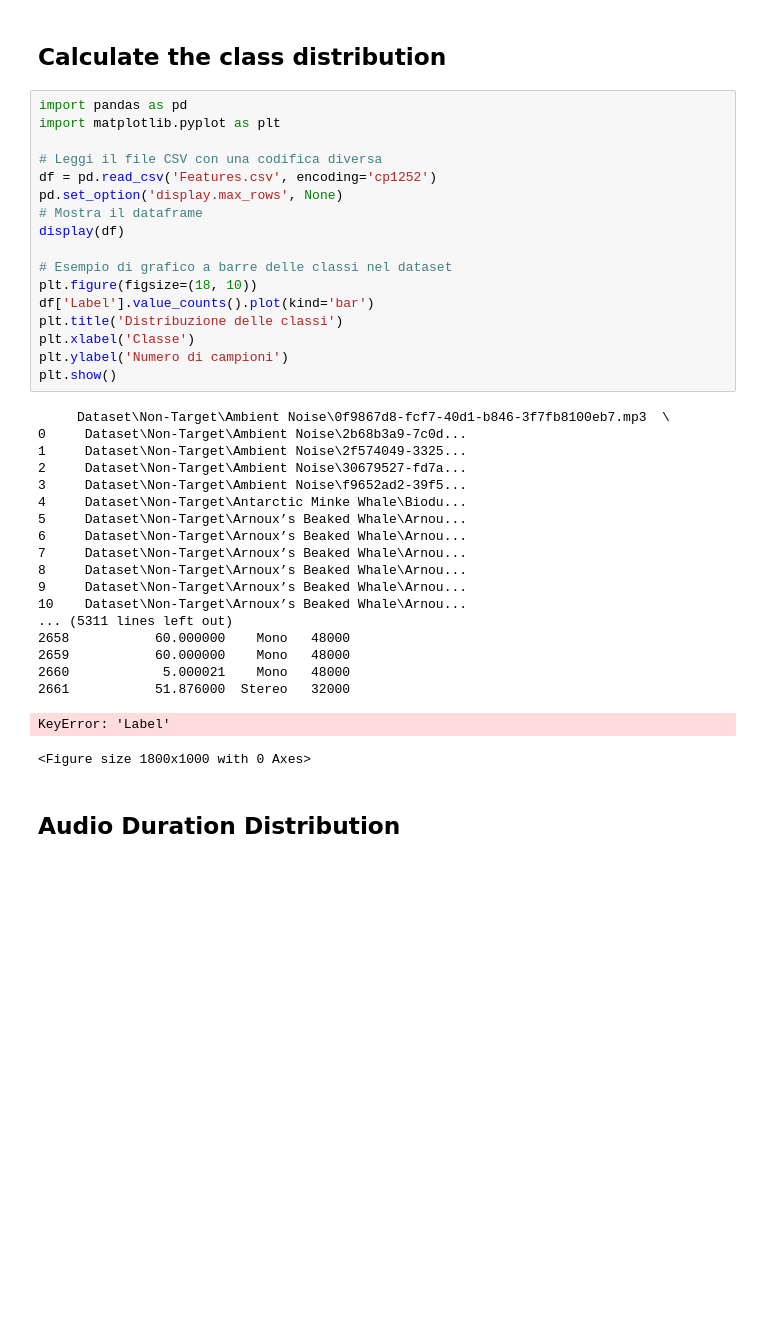
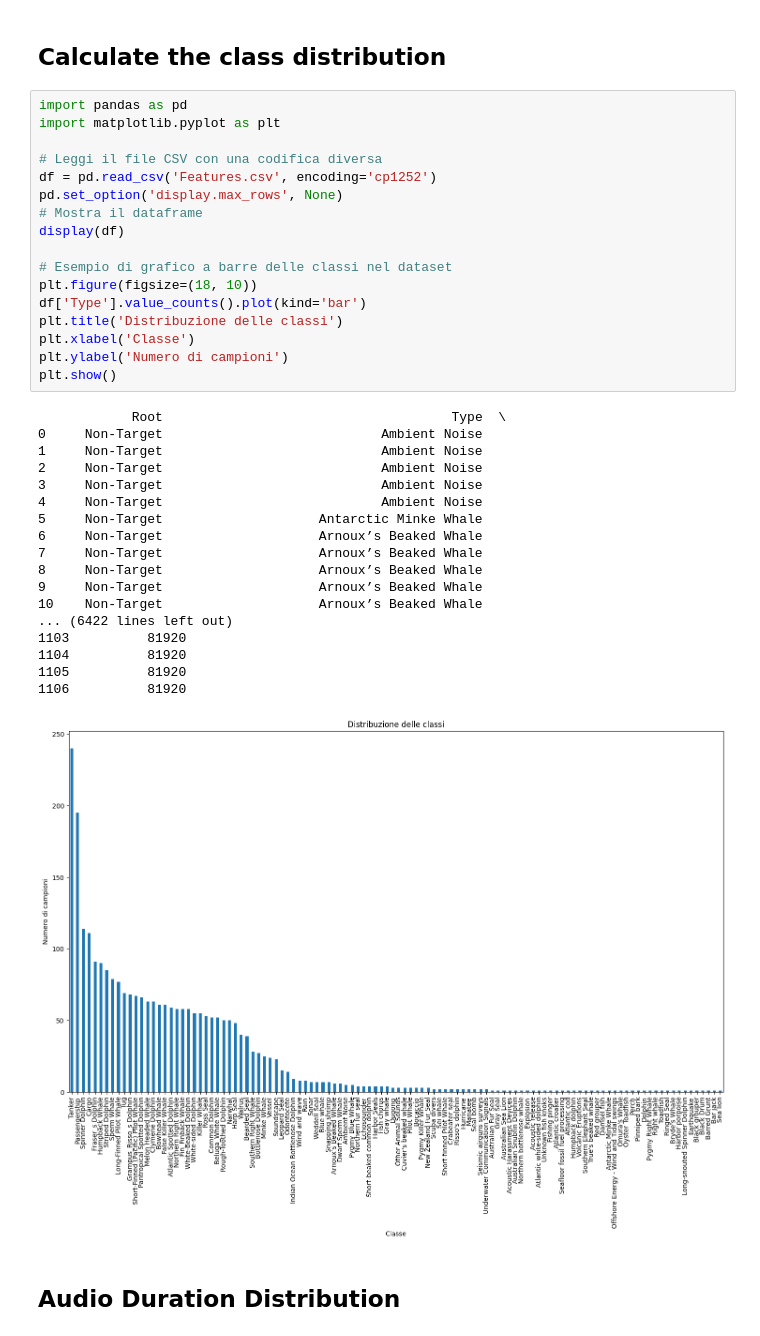
Before and after one commit to antoniopisu/UnderwaterSoundClassification, a Jupyter notebook: dataAnalisys.ipynb, the cells around one changed output. Drawn from its saved outputs; the diff is of its cells as text; blank space fills up the shorter version.

```diff
--- a/dataAnalisys.ipynb
+++ b/dataAnalisys.ipynb
@@ -157,40 +127,39 @@ scrivi_csv(audio_features, csv_file)
 # %%
 import pandas as pd
 import matplotlib.pyplot as plt
 
 # Leggi il file CSV con una codifica diversa
 df = pd.read_csv('Features.csv', encoding='cp1252')
 pd.set_option('display.max_rows', None)
 # Mostra il dataframe
 display(df)
 
 # Esempio di grafico a barre delle classi nel dataset
 plt.figure(figsize=(18, 10))
-df['Label'].value_counts().plot(kind='bar')
+df['Type'].value_counts().plot(kind='bar')
 plt.title('Distribuzione delle classi')
 plt.xlabel('Classe')
 plt.ylabel('Numero di campioni')
 plt.show()
 # %% [output]
-     Dataset\Non-Target\Ambient Noise\0f9867d8-fcf7-40d1-b846-3f7fb8100eb7.mp3  \
-0     Dataset\Non-Target\Ambient Noise\2b68b3a9-7c0d...
-1     Dataset\Non-Target\Ambient Noise\2f574049-3325...
-2     Dataset\Non-Target\Ambient Noise\30679527-fd7a...
-3     Dataset\Non-Target\Ambient Noise\f9652ad2-39f5...
-4     Dataset\Non-Target\Antarctic Minke Whale\Biodu...
-5     Dataset\Non-Target\Arnoux’s Beaked Whale\Arnou...
-6     Dataset\Non-Target\Arnoux’s Beaked Whale\Arnou...
-7     Dataset\Non-Target\Arnoux’s Beaked Whale\Arnou...
-8     Dataset\Non-Target\Arnoux’s Beaked Whale\Arnou...
-9     Dataset\Non-Target\Arnoux’s Beaked Whale\Arnou...
-10    Dataset\Non-Target\Arnoux’s Beaked Whale\Arnou...
-... (5311 lines left out)
-2658           60.000000    Mono   48000
-2659           60.000000    Mono   48000
-2660            5.000021    Mono   48000
-2661           51.876000  Stereo   32000
+            Root                                     Type  \
+0     Non-Target                            Ambient Noise
+1     Non-Target                            Ambient Noise
+2     Non-Target                            Ambient Noise
+3     Non-Target                            Ambient Noise
+4     Non-Target                            Ambient Noise
+5     Non-Target                    Antarctic Minke Whale
+6     Non-Target                    Arnoux’s Beaked Whale
+7     Non-Target                    Arnoux’s Beaked Whale
+8     Non-Target                    Arnoux’s Beaked Whale
+9     Non-Target                    Arnoux’s Beaked Whale
+10    Non-Target                    Arnoux’s Beaked Whale
+... (6422 lines left out)
+1103          81920
+1104          81920
+1105          81920
+1106          81920
-KeyError: 'Label'
-<Figure size 1800x1000 with 0 Axes>
+[figure, added]
 # %% [markdown]
 ## Audio Duration Distribution
 # %%
```
Also changed, not shown: parts of 11 cells of this notebook.
